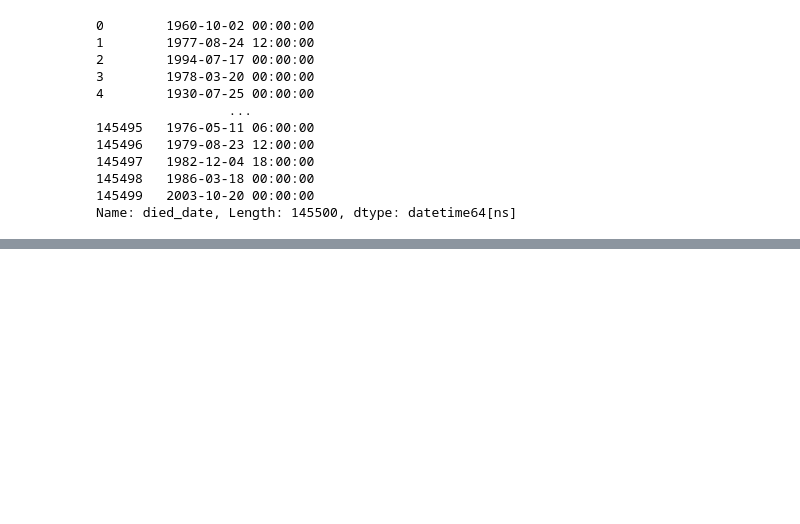
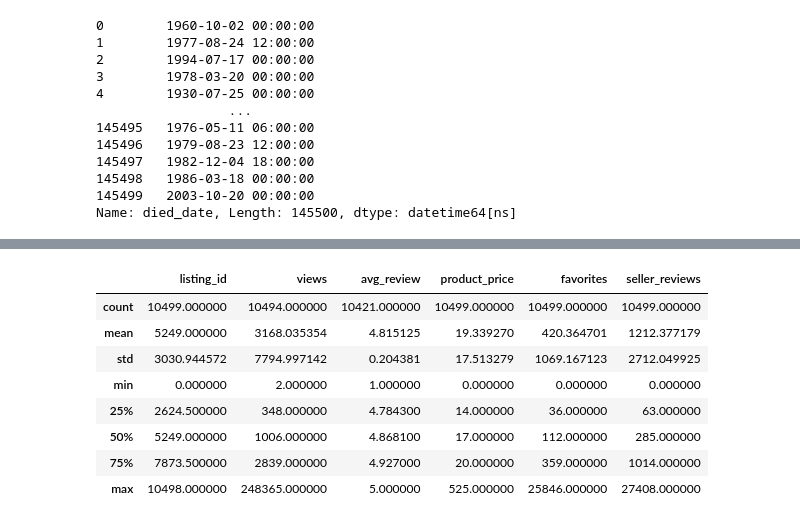
Before and after one commit to KabirKhan1512/SMIT-CDE-Practice, a Jupyter notebook: Pandas/Pandas Assignment Solutions.ipynb, the cells around one changed output, grey strips where cells are left out. Cells and saved outputs as stored; diff of their text form; code cells hidden in the pictures; blank space fills up the shorter version.

```diff
--- a/Pandas/Pandas Assignment Solutions.ipynb
+++ b/Pandas/Pandas Assignment Solutions.ipynb
@@ -1157,0 +1230,12 @@ Name: died_date, Length: 145500, dtype: datetime64[ns]
+# %%
+etsy.describe()
+# %% [output]
+|  | listing_id | views | avg_review | product_price | favorites | seller_reviews |
+| count | 10499.000000 | 10494.000000 | 10421.000000 | 10499.000000 | 10499.000000 | 10499.000000 |
+| mean | 5249.000000 | 3168.035354 | 4.815125 | 19.339270 | 420.364701 | 1212.377179 |
+| std | 3030.944572 | 7794.997142 | 0.204381 | 17.513279 | 1069.167123 | 2712.049925 |
+| min | 0.000000 | 2.000000 | 1.000000 | 0.000000 | 0.000000 | 0.000000 |
+| 25% | 2624.500000 | 348.000000 | 4.784300 | 14.000000 | 36.000000 | 63.000000 |
+| 50% | 5249.000000 | 1006.000000 | 4.868100 | 17.000000 | 112.000000 | 285.000000 |
+| 75% | 7873.500000 | 2839.000000 | 4.927000 | 20.000000 | 359.000000 | 1014.000000 |
+| max | 10498.000000 | 248365.000000 | 5.000000 | 525.000000 | 25846.000000 | 27408.000000 |
```
Also changed, not shown: parts of 12 cells of this notebook, 2 other files.
